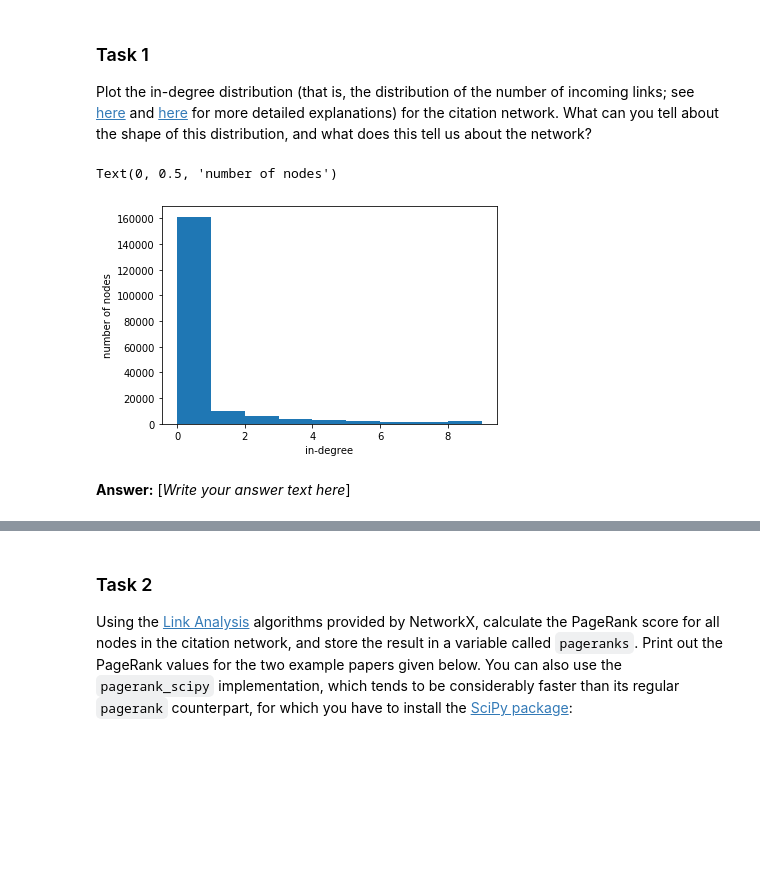
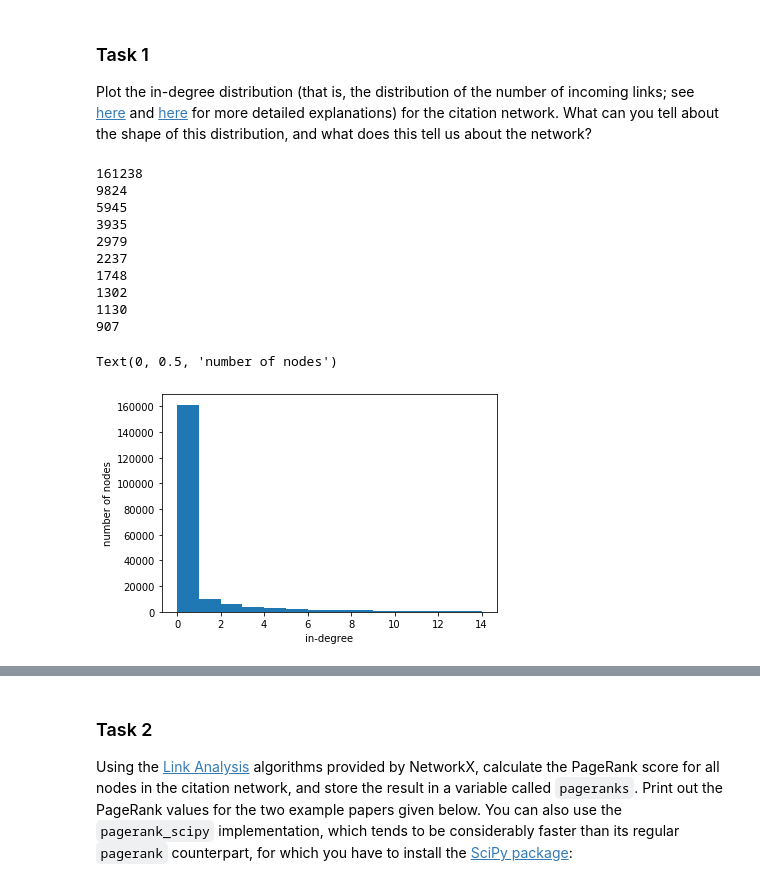
Before and after one commit to AndrewHarrison/IR2019, a Jupyter notebook: 05_analysis.ipynb, the cells around one changed output, grey strips where cells are left out. Cells and saved outputs as stored; diff of their text form; code cells hidden in the pictures; blank space fills up the shorter version.

```diff
--- a/05_analysis.ipynb
+++ b/05_analysis.ipynb
@@ -382,17 +382,31 @@ Now we are ready to use this package for our tasks.
 
 Plot the in-degree distribution (that is, the distribution of the number of incoming links; see [here](https://en.wikipedia.org/wiki/Degree_distribution) and [here](http://mathinsight.org/degree_distribution) for more detailed explanations) for the citation network. What can you tell about the shape of this distribution, and what does this tell us about the network?
 # %%
+import statistics as stats
 degrees = [G.in_degree(n) for n in G.nodes()]
 # plt.hist(nx.in_degree_histogram(G), bins=range(10))
-plt.hist(degrees, bins=range(10))
-# print(max(degrees))
+plt.hist(degrees, bins=range(15))
+for n in range(0, 10):
+    print(degrees.count(n))
+# print("max is: ",max(degrees))
+# print("min is: ",min(degrees))
+# print("mean is: ",stats.mean(degrees))
+# print("median is: ",stats.median(degrees))
 
 # # plt.hist( x=[ len(ca) for ca in coauthors.values() ], bins=range(60) )
 plt.xlabel('in-degree')
 plt.ylabel('number of nodes')
 # plt.xlim(0,51);
 # %% [output]
-Text(0, 0.5, 'number of nodes')
+161238
+9824
+5945
+3935
+2979
+2237
+1748
+1302
+1130
+907
+Text(0, 0.5, 'number of nodes')
-[figure, old version]
+[figure, new version]
-# %% [markdown]
-**Answer:** [_Write your answer text here_]
```
Also changed, not shown: parts of 5 cells of this notebook, 2 other files.
